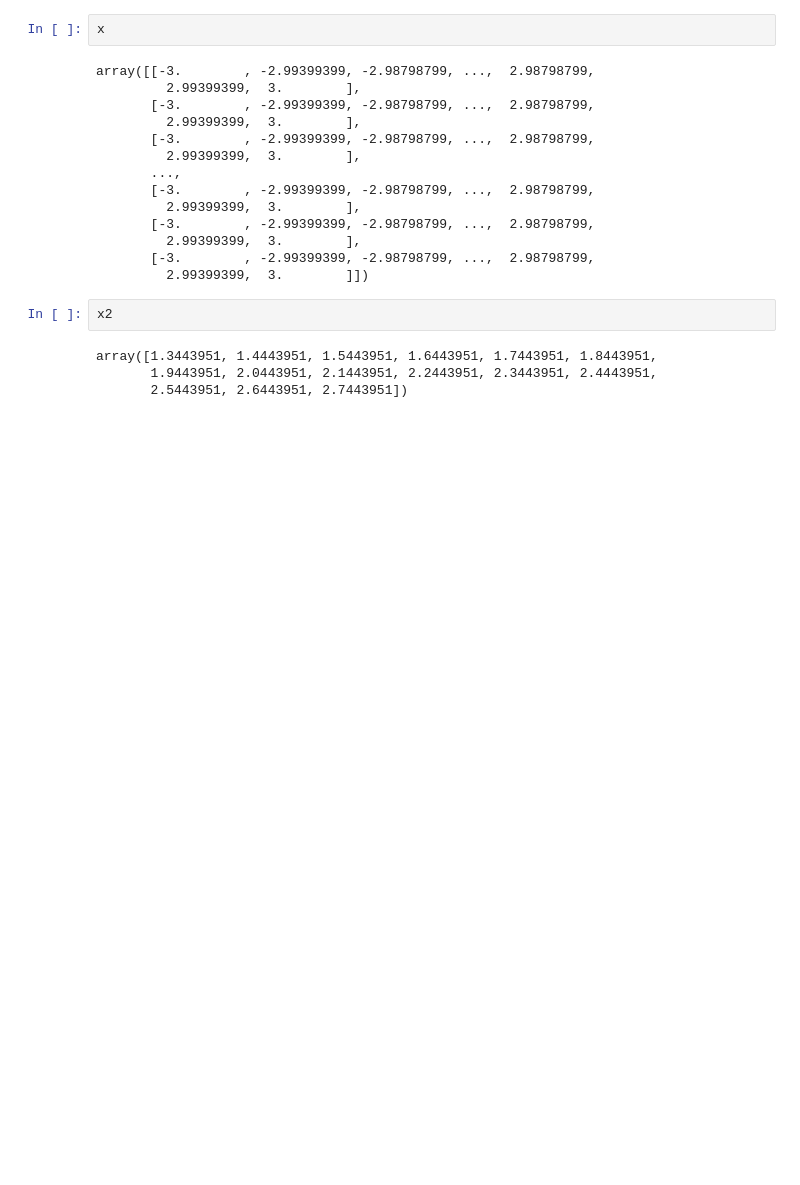
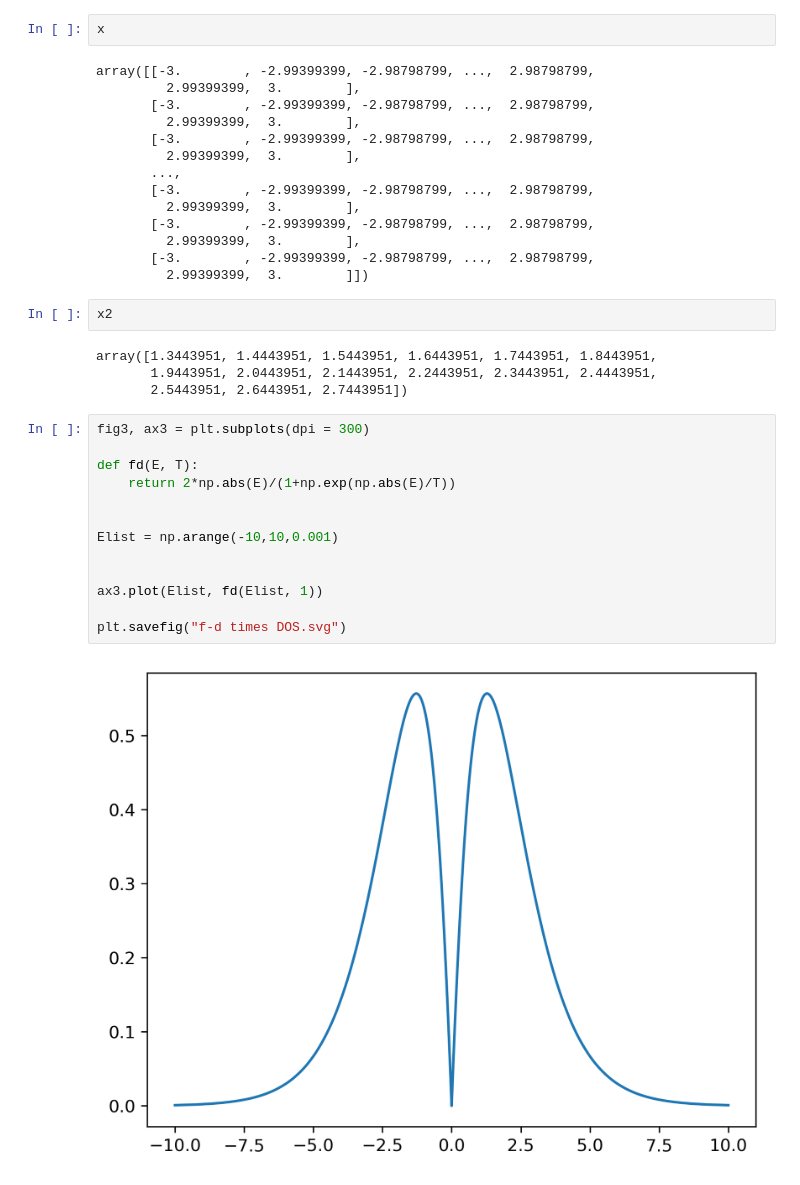
Before and after one commit to DublinNichols/Dissertation, a Jupyter notebook: Figures/Graphene band structure.ipynb, the cells around one changed output. Saved outputs shown, nothing was run; the diff lists cells and outputs as text; blank space fills up the shorter version.

```diff
--- a/Figures/Graphene band structure.ipynb
+++ b/Figures/Graphene band structure.ipynb
@@ -134,3 +134,18 @@ x2
 array([1.3443951, 1.4443951, 1.5443951, 1.6443951, 1.7443951, 1.8443951,
        1.9443951, 2.0443951, 2.1443951, 2.2443951, 2.3443951, 2.4443951,
        2.5443951, 2.6443951, 2.7443951])
+# %%
+fig3, ax3 = plt.subplots(dpi = 300)
+
+def fd(E, T):
+    return 2*np.abs(E)/(1+np.exp(np.abs(E)/T))
+
+
+Elist = np.arange(-10,10,0.001)
+
+
+ax3.plot(Elist, fd(Elist, 1))
+
+plt.savefig("f-d times DOS.svg")
+# %% [output]
+[figure, added]
```
Also changed, not shown: parts of 1 cell of this notebook, 21 other files.
